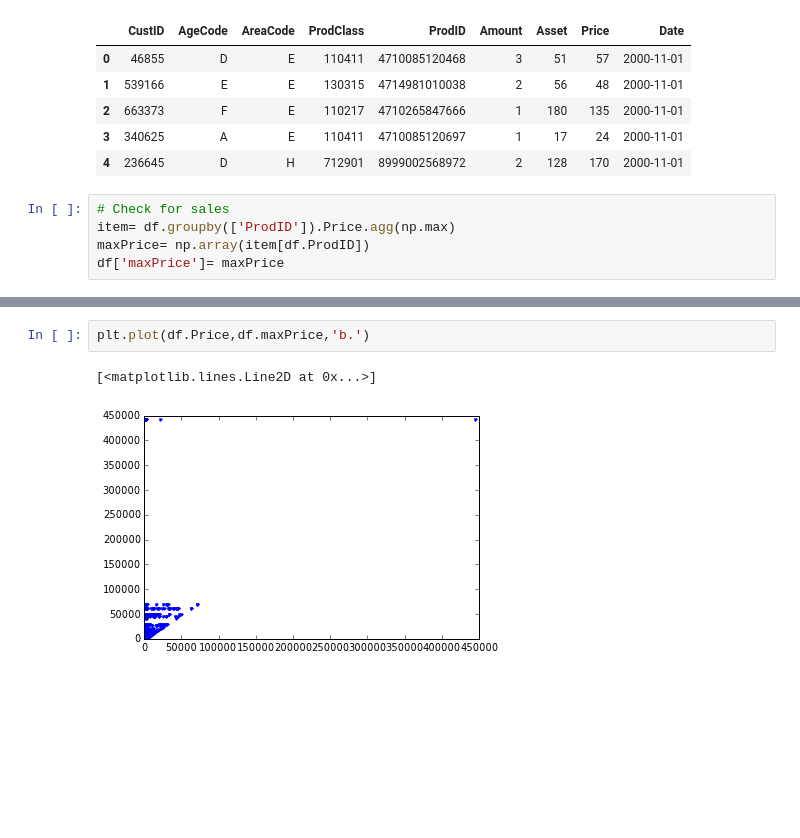
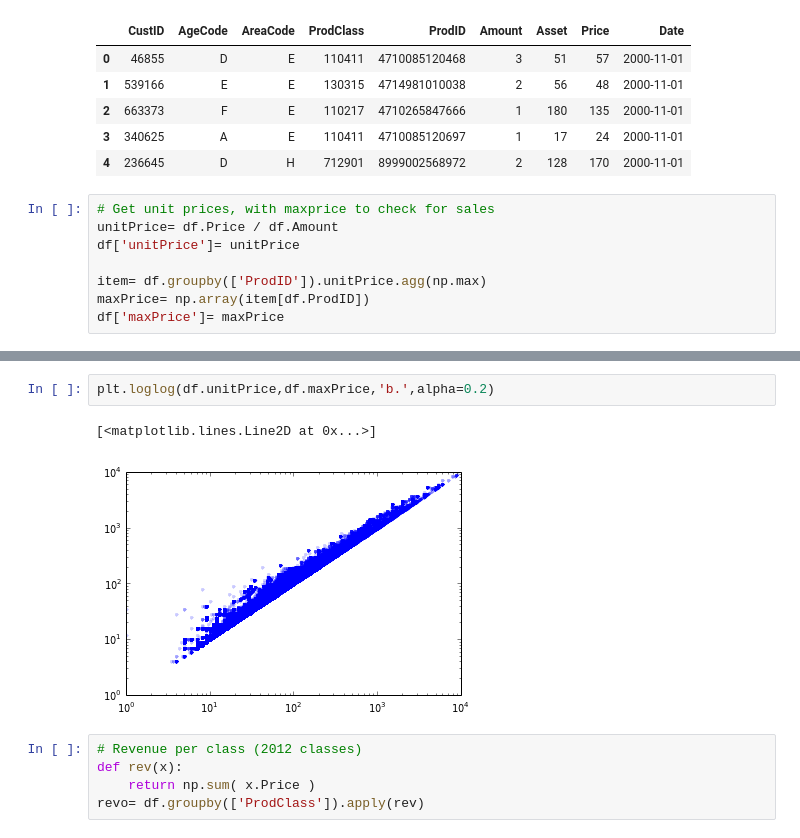
Before and after one commit to dwpsutton/market-basket, a Jupyter notebook: process_data.ipynb, the cells around one changed output, grey strips where cells are left out. Cells and saved outputs as stored; diff of their text form; blank space fills up the shorter version.

Commit message:
Processed data.  Now in csv with unit and max prices, recency, distanceCode.

```diff
--- a/process_data.ipynb
+++ b/process_data.ipynb
@@ -38,7 +38,10 @@ df.head()
 | 3 | 340625 | A | E | 110411 | 4710085120697 | 1 | 17 | 24 | 2000-11-01 |
 | 4 | 236645 | D | H | 712901 | 8999002568972 | 2 | 128 | 170 | 2000-11-01 |
 # %%
-# Check for sales
-item= df.groupby(['ProdID']).Price.agg(np.max)
+# Get unit prices, with maxprice to check for sales
+unitPrice= df.Price / df.Amount
+df['unitPrice']= unitPrice
+
+item= df.groupby(['ProdID']).unitPrice.agg(np.max)
 maxPrice= np.array(item[df.ProdID])
 df['maxPrice']= maxPrice
@@ -52,5 +57,10 @@ df[ df.maxPrice - df.Price < 0 ]
 # %%
-plt.plot(df.Price,df.maxPrice,'b.')
+plt.loglog(df.unitPrice,df.maxPrice,'b.',alpha=0.2)
 # %% [output]
 [<matplotlib.lines.Line2D at 0x...>]
-[figure, old version]
+[figure, new version]
+# %%
+# Revenue per class (2012 classes)
+def rev(x):
+    return np.sum( x.Price )
+revo= df.groupby(['ProdClass']).apply(rev)
```
Also changed, not shown: parts of 18 cells of this notebook.
